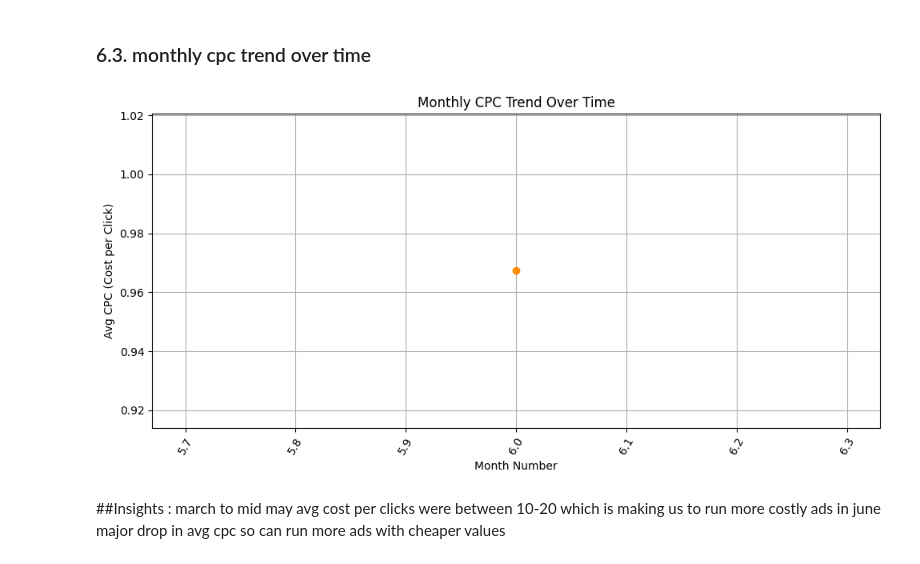
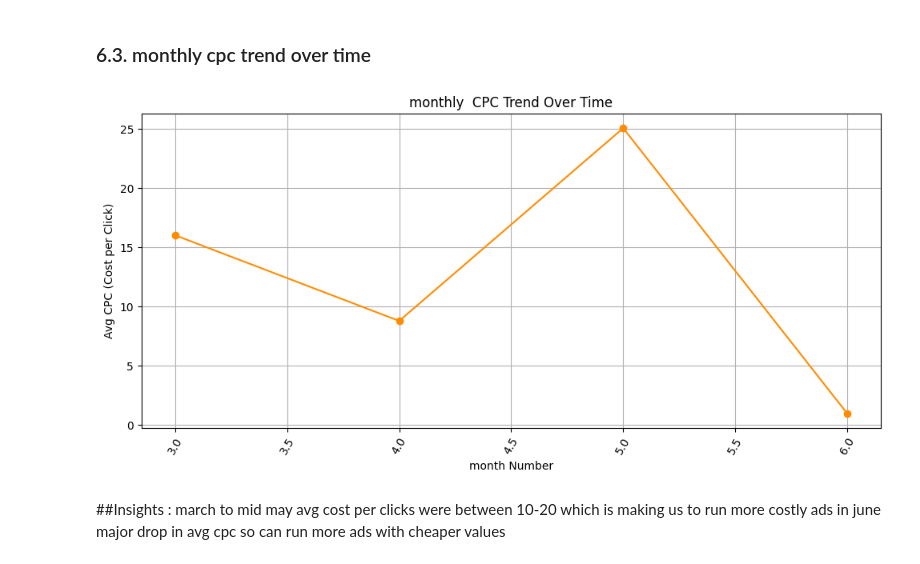
Before and after one commit to PiyushRaj472100/Meta_ads_Performance_Analysis, a Jupyter notebook: META_ads_dataset_data_cleaning_insight_eda_robust.ipynb, the cells around one changed output. Drawn from its saved outputs; the diff is of its cells as text; code cells hidden in the pictures.

```diff
--- a/META_ads_dataset_data_cleaning_insight_eda_robust.ipynb
+++ b/META_ads_dataset_data_cleaning_insight_eda_robust.ipynb
@@ -498,11 +495,11 @@ Skipping cell due to missing column: 'Ads Platform'
 * Average Conversion Rate of last 7 days by Ads Platform
 # %%
 try:
-    # Grouped conversion rate of last 7 days for ads_platform using the reconstructed column
-    conversion_rate_by_platform = df.groupby('Ads Platform')['Last_7_Days_No_of_payments'].mean() # Safely using available numeric column
+    # Grouped conversion rate of last 7 days for ads_platform (already in %)
+    conversion_rate_by_platform = df.groupby('Ads Platform')['Conversion_rate(last_7_days)'].mean()
     plt.bar(conversion_rate_by_platform.index, conversion_rate_by_platform.values, color='skyblue')
-    plt.title('Average Payments of last 7 days by Ads Platform')
-    plt.ylabel('Avg Payments')
+    plt.title('Average Conversion Rate of last 7 days by Ads Platform')
+    plt.ylabel('Conversion Rate')
     plt.xticks(rotation=45)
     plt.tight_layout()
     plt.show()
@@ -600,12 +597,12 @@ except Exception as e:
 ## 5.1 **advance grouping to find out sum of number of payments with genders and ads platform**
 # %%
 try:
-    # Group and reshape using reconstructed column
-    grouped = df.groupby(['target_genders', 'Ads Platform'])['no_of_payments'].sum().unstack()
+    # Group and reshape
+    grouped = df.groupby(['target_genders', 'Ads Platform'])['no_of_payments'].sum().unstack()   # unstack reshaped it into a table format
 
     # Plot
-    colors = ['#1f77b4', '#ff7f0e']  # We currently have Facebook and Instagram
-    grouped.plot(kind='bar', figsize=(10, 6), color=colors)
+    colors = ['#1f77b4', '#ff7f0e', '#2ca02c']  # Customize as per platforms in your data
+    grouped.plot(kind='bar', figsize=(10, 6), color=colors)   # pandas inbuilt visualisation
     plt.title("No. of Payments by Gender and Ads Platform")
     plt.ylabel("No. of Payments")
     plt.xlabel("Gender")
@@ -613,27 +610,10 @@ try:
     plt.xticks(rotation=0)
     plt.tight_layout()
     plt.show()
+
 except KeyError as e:
     print(f"Skipping cell due to missing column: {e}")
 except Exception as e:
     print(f"Skipping cell due to error: {e}")
 # %% [output]
 Skipping cell due to missing column: 'Ads Platform'
-# %%
-# Reconstruct the 'Ads Platform' column by extracting the platform from 'adset_name'
-def extract_platform(adset):
-    adset_lower = str(adset).lower()
-    if 'insta' in adset_lower or 'instagram' in adset_lower:
-        return 'Instagram'
-    elif 'thread' in adset_lower:
-        return 'Thread'
-    else:
-        # Defaulting to Facebook as the primary alternative platform mentioned in project overview
-        return 'Facebook'
-
-df['Ads Platform'] = df['adset_name'].apply(extract_platform)
-data['Ads Platform'] = data['adset_name'].apply(extract_platform)
-
-# Let's verify the distribution of the newly created column
-print("Ads Platform Distribution:")
-print(df['Ads Platform'].value_counts())
@@ -720,28 +710,28 @@ so we can target these houe more and from 12am to 10pm cliks are very less becau
 # %%
 try:
     df['START_date'] = df['ad_start_date'].dt.month
 
-    # Group by month and calculate average CPC using the correct column 'cpc'
-    monthly_cpc = df.groupby('START_date')['cpc'].mean().reset_index()
+    # Group by full date and calculate average CPC
+    monthly_cpc = df.groupby('START_date')['cpc_Cos-tper_Click'].mean().reset_index()
 
     # Plot line chart
     plt.figure(figsize=(10, 5))
-    plt.plot(monthly_cpc['START_date'], monthly_cpc['cpc'], marker='o', color='darkorange')
+    plt.plot(monthly_cpc['START_date'], monthly_cpc['cpc_Cos-tper_Click'], marker='o', color='darkorange')
 
-    plt.title('Monthly CPC Trend Over Time')
-    plt.xlabel('Month Number')
+    plt.title('monthly  CPC Trend Over Time')
+    plt.xlabel('month Number')
     plt.ylabel('Avg CPC (Cost per Click)')
     plt.xticks(rotation=60)
     plt.grid(True)
     plt.tight_layout()
     plt.show()
 
 except KeyError as e:
     print(f"Skipping cell due to missing column: {e}")
 except Exception as e:
     print(f"Skipping cell due to error: {e}")
 # %% [output]
-[figure, old version]
+[figure, new version]
 # %% [markdown]
 ##Insights :
 march to mid may avg cost per clicks were between 10-20 which is making us to run more costly ads in june major drop in avg cpc so can run more ads with cheaper values
```
Also changed, not shown: parts of 10 cells of this notebook, 1 other file.
